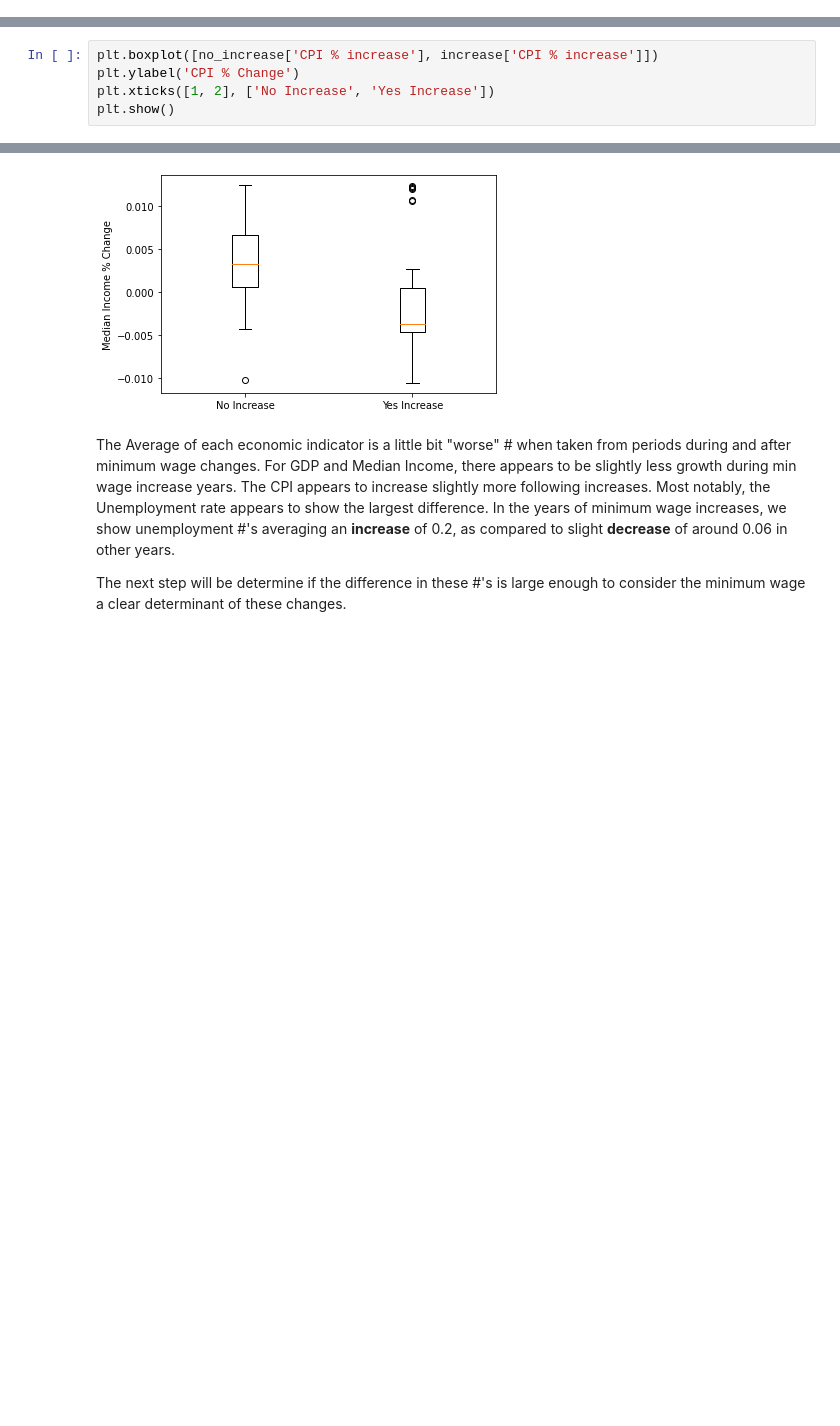
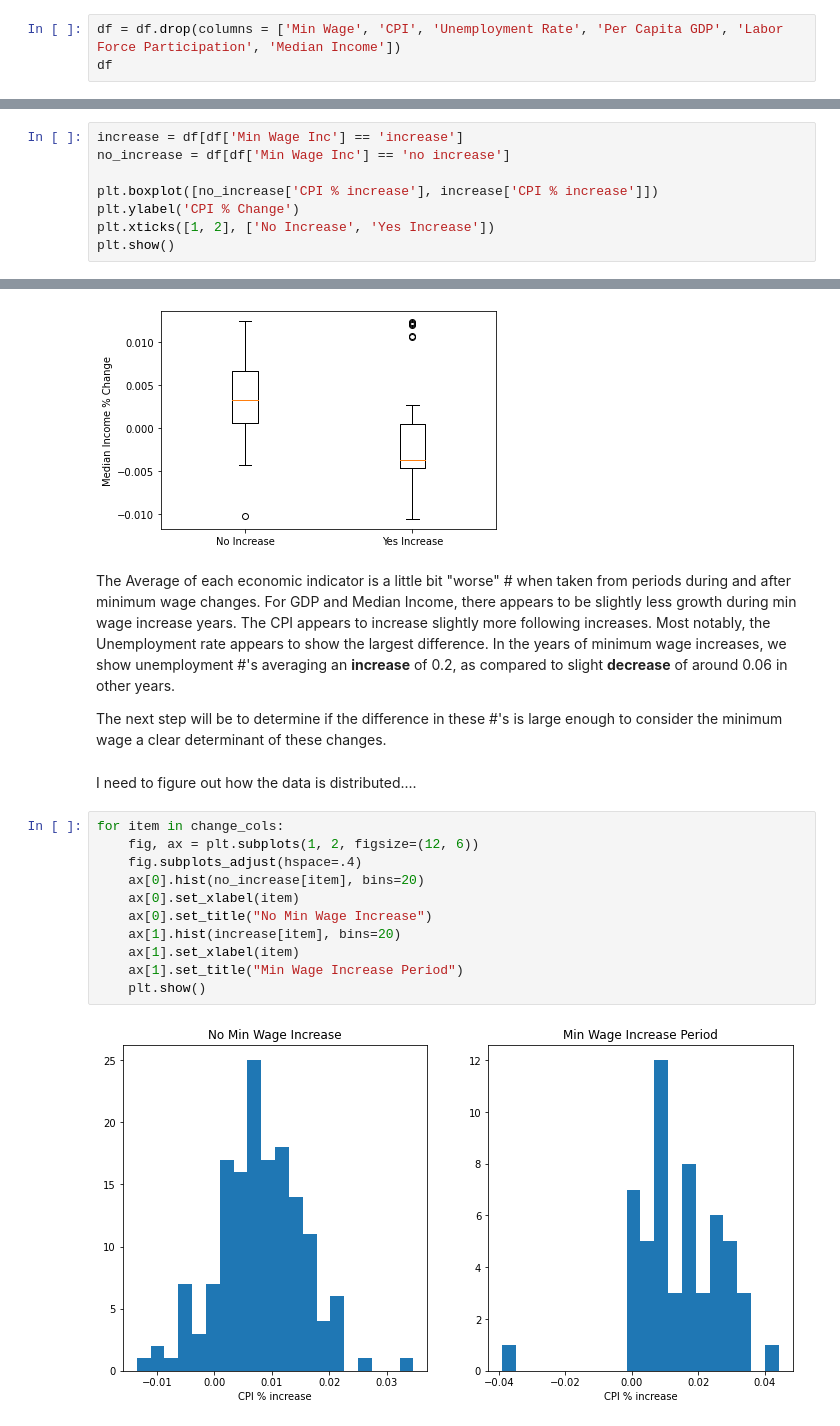
Before and after one commit to drewc77/Capstone-3, a Jupyter notebook: Capstone 3 Notebook.ipynb, the cells around one changed output, grey strips where cells are left out. Saved outputs shown, nothing was run; the diff lists cells and outputs as text; blank space fills up the shorter version.

```diff
--- a/Capstone 3 Notebook.ipynb
+++ b/Capstone 3 Notebook.ipynb
@@ -575,0 +407,3 @@ Average GDP Change during periods of minimum wage increases: 0.00184792000971287
+# %%
+df = df.drop(columns = ['Min Wage', 'CPI', 'Unemployment Rate', 'Per Capita GDP', 'Labor Force Participation', 'Median Income'])
+df
@@ -576,4 +431,7 @@ Average GDP Change during periods of minimum wage increases: 0.00184792000971287
 # %%
+increase = df[df['Min Wage Inc'] == 'increase']
+no_increase = df[df['Min Wage Inc'] == 'no increase']
+
 plt.boxplot([no_increase['CPI % increase'], increase['CPI % increase']])
 plt.ylabel('CPI % Change')
 plt.xticks([1, 2], ['No Increase', 'Yes Increase'])
@@ -608,4 +466,19 @@ plt.show()
 # %% [markdown]
 The Average of each economic indicator is a little bit "worse" # when taken from periods during and after minimum wage changes. For GDP and Median Income, there appears to be slightly less growth during min wage increase years.  The CPI appears to increase slightly more following increases.  Most notably, the Unemployment rate appears to show the largest difference.  In the years of minimum wage increases, we show unemployment #'s averaging an **increase** of 0.2, as compared to slight **decrease** of around 0.06 in other years.
 
-The next step will be determine if the difference in these #'s is large enough to consider the minimum wage a clear determinant of these changes.
+The next step will be to determine if the difference in these #'s is large enough to consider the minimum wage a clear determinant of these changes.
+# %% [markdown]
+I need to figure out how the data is distributed....
+# %%
+for item in change_cols:
+    fig, ax = plt.subplots(1, 2, figsize=(12, 6))
+    fig.subplots_adjust(hspace=.4)
+    ax[0].hist(no_increase[item], bins=20)
+    ax[0].set_xlabel(item)
+    ax[0].set_title("No Min Wage Increase")
+    ax[1].hist(increase[item], bins=20)
+    ax[1].set_xlabel(item)
+    ax[1].set_title("Min Wage Increase Period")
+    plt.show()
+# %% [output]
+[figure, added]
```
Also changed, not shown: parts of 54 cells of this notebook.
